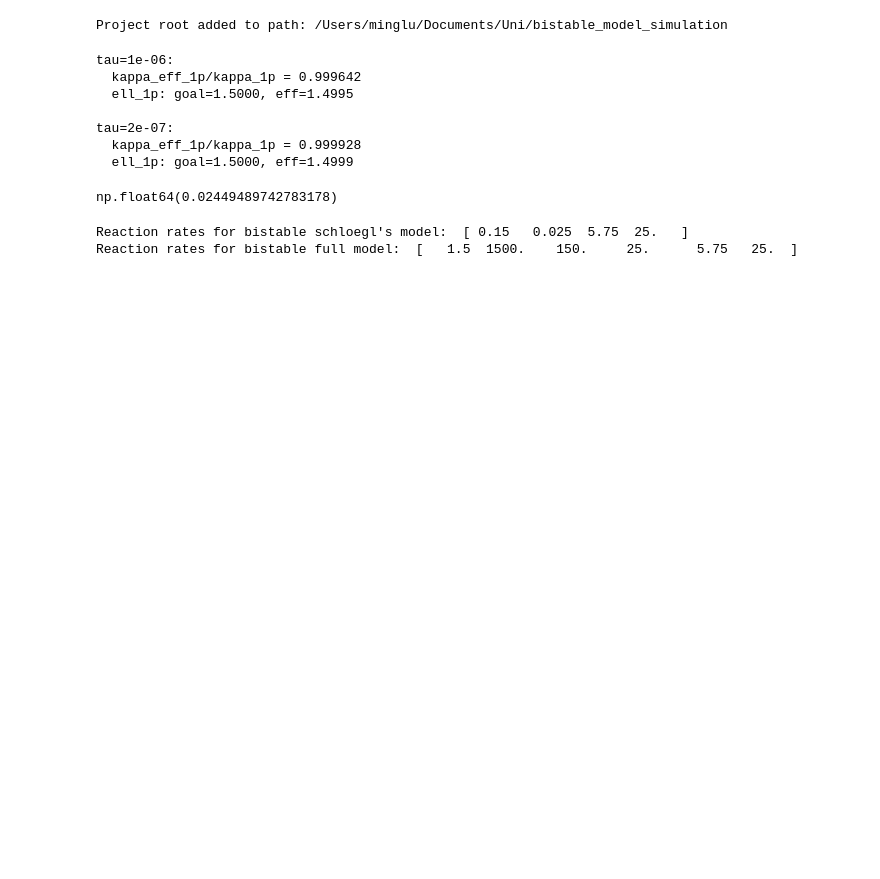
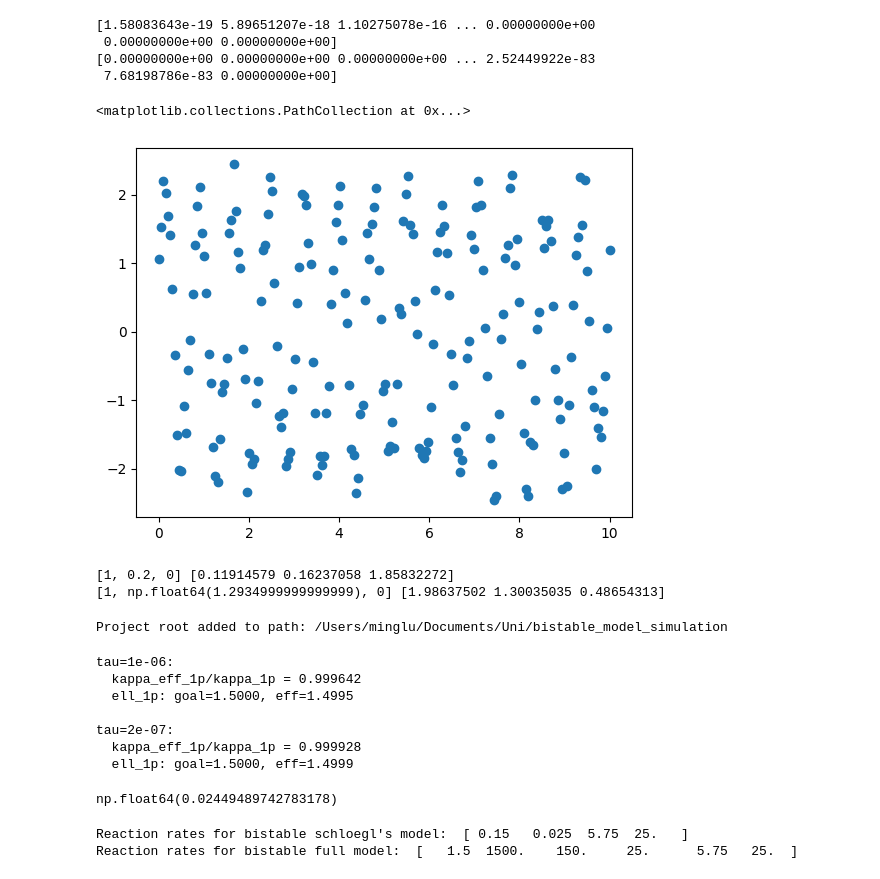
Before and after one commit to LLUVVC/bistable_model_simulation, a Jupyter notebook: notebooks/sandbox.ipynb, the cells around one changed output. Drawn from its saved outputs; the diff is of its cells as text; code cells hidden in the pictures; blank space fills up the shorter version.

```diff
--- a/notebooks/sandbox.ipynb
+++ b/notebooks/sandbox.ipynb
@@ -0,0 +1,6 @@
+# %%
+import numpy as np
+from scipy.optimize import curve_fit
+t = np.linspace(0, 10, 200)
+y = 2*np.sin(2*np.pi*1.3*t + 0.5) + 0.3*np.random.randn(200)
+import matplotlib.pyplot as plt
@@ -1,3 +38,25 @@
+# %%
+print(px1)
+print(px2)
+# %% [output]
+[1.58083643e-19 5.89651207e-18 1.10275078e-16 ... 0.00000000e+00
+ 0.00000000e+00 0.00000000e+00]
+[0.00000000e+00 0.00000000e+00 0.00000000e+00 ... 2.52449922e-83
+ 7.68198786e-83 0.00000000e+00]
+# %%
+plt.scatter(t,y)
+# %% [output]
+<matplotlib.collections.PathCollection at 0x...>
+[figure, added]
+# %%
+f = lambda t, A, fr, ph: A*np.sin(2*np.pi*fr*t + ph)
+f0 = np.fft.rfftfreq(len(t), t[1]-t[0])[np.argmax(abs(np.fft.rfft(y - y.mean())))]
+for p0 in ([1, 0.2, 0], [1, f0, 0]):   # 朴素初值 vs FFT 初值
+    try: print(p0, curve_fit(f, t, y, p0=p0)[0])
+    except Exception as e: print(p0, e)
+# %% [output]
+[1, 0.2, 0] [0.11914579 0.16237058 1.85832272]
+[1, np.float64(1.2934999999999999), 0] [1.98637502 1.30035035 0.48654313]
 # %%
 import numpy as np
 import glob
```
Also changed, not shown: parts of 8 cells of this notebook, 26 other files.
